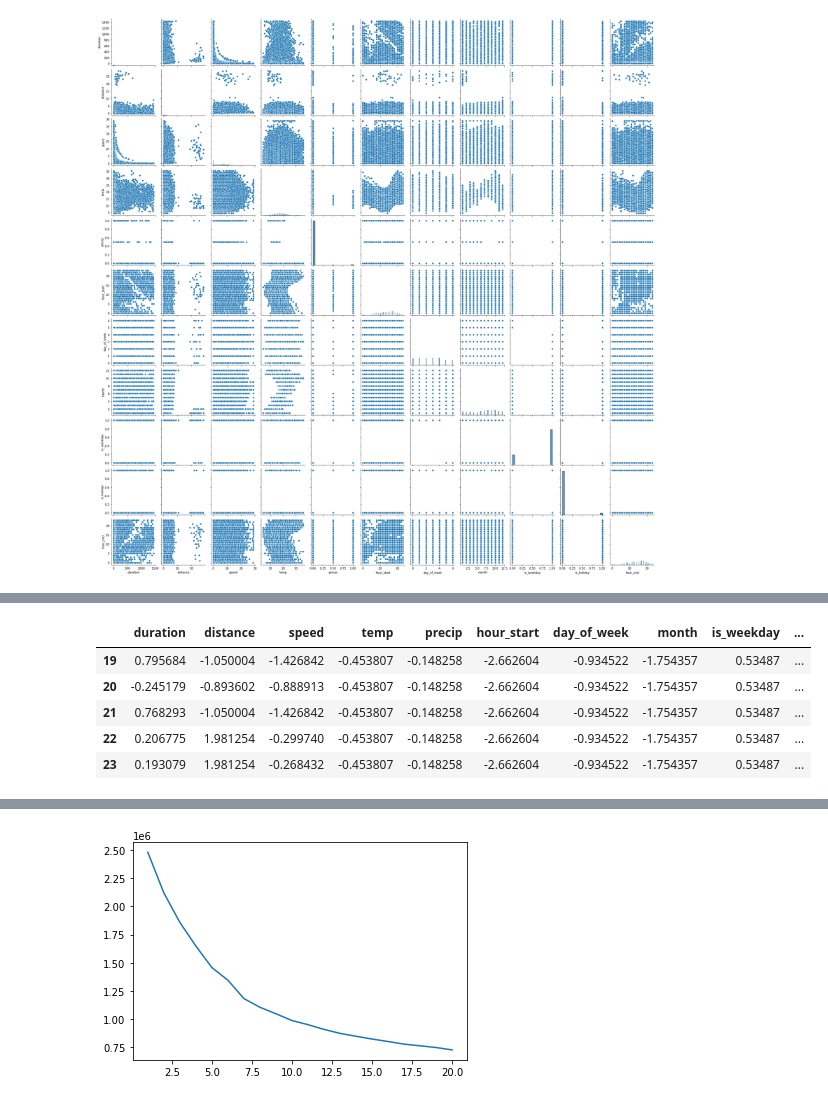
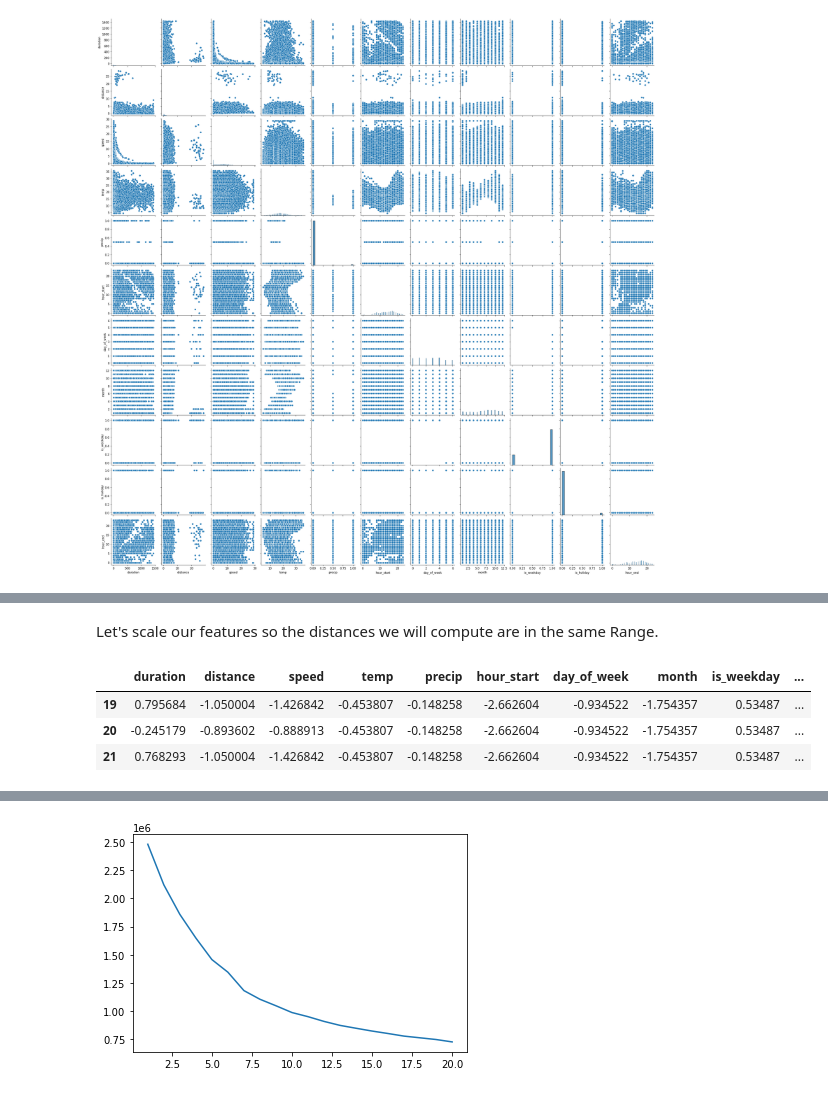
Before and after one commit to katekuian/aa_2021_magma, a Jupyter notebook: 03_cluster_analysis/01_cluster_trip_types.ipynb, the cells around one changed output, grey strips where cells are left out. Saved outputs shown, nothing was run; the diff lists cells and outputs as text; code cells hidden in the pictures.

Commit message:
adding comments to first section of clustering trip types

```diff
--- a/03_cluster_analysis/01_cluster_trip_types.ipynb
+++ b/03_cluster_analysis/01_cluster_trip_types.ipynb
@@ -46,15 +52,14 @@ sns.pairplot(data=trips_df)
+# %% [markdown]
+Let's scale our features so the distances we will compute are in the same Range.
 # %%
-#X=trips_df TODO Feature selection -> datetime format problem
 X = trips_df
 scaler = StandardScaler()
 scaler.fit(X)
 X_scaled = scaler.transform(X)
 X_scaled_df = pd.DataFrame(X_scaled, columns=X.columns, index=X.index)
-X_scaled_df.head()
+X_scaled_df.head(3)
 # %% [output]
 |  | duration | distance | speed | temp | precip | hour_start | day_of_week | month | is_weekday | ... |
 | 19 | 0.795684 | -1.050004 | -1.426842 | -0.453807 | -0.148258 | -2.662604 | -0.934522 | -1.754357 | 0.53487 | ... |
 | 20 | -0.245179 | -0.893602 | -0.888913 | -0.453807 | -0.148258 | -2.662604 | -0.934522 | -1.754357 | 0.53487 | ... |
 | 21 | 0.768293 | -1.050004 | -1.426842 | -0.453807 | -0.148258 | -2.662604 | -0.934522 | -1.754357 | 0.53487 | ... |
-| 22 | 0.206775 | 1.981254 | -0.299740 | -0.453807 | -0.148258 | -2.662604 | -0.934522 | -1.754357 | 0.53487 | ... |
-| 23 | 0.193079 | 1.981254 | -0.268432 | -0.453807 | -0.148258 | -2.662604 | -0.934522 | -1.754357 | 0.53487 | ... |
```
Also changed, not shown: parts of 10 cells of this notebook.
